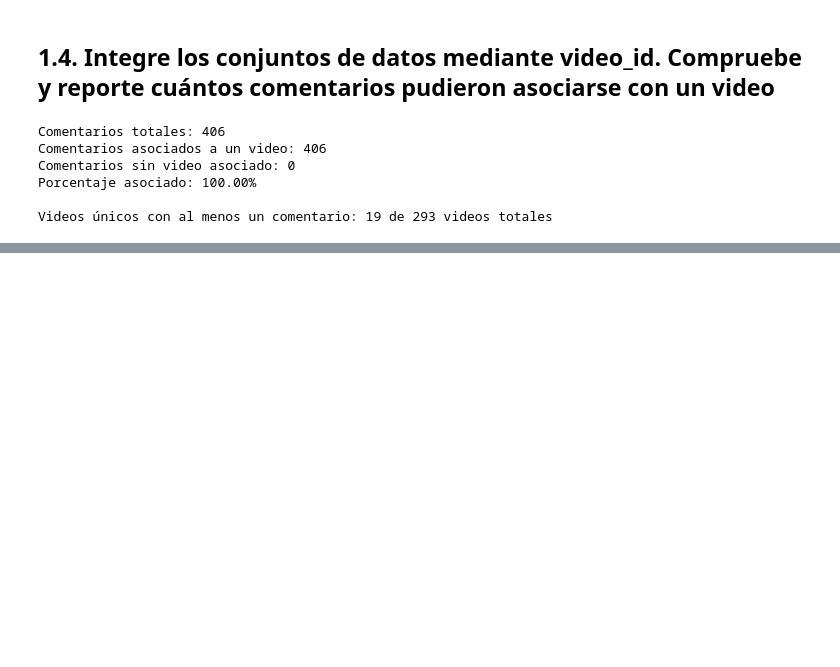
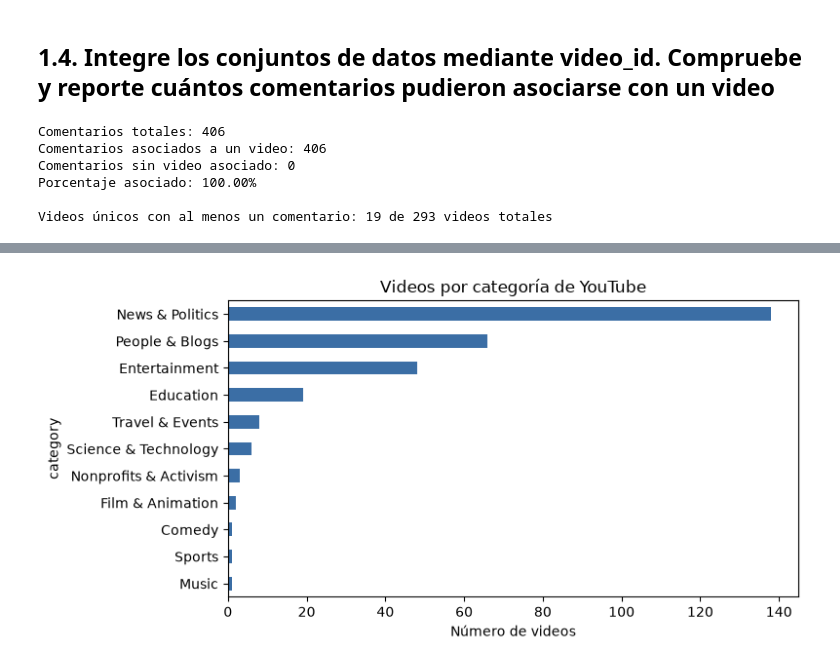
Before and after one commit to belennmm/DataS_Lab6_RedesSociales, a Jupyter notebook: Lab6_Analisis_Limpieza.ipynb, the cells around one changed output, grey strips where cells are left out. Saved outputs shown, nothing was run; the diff lists cells and outputs as text; code cells hidden in the pictures; blank space fills up the shorter version.

```diff
--- a/Lab6_Analisis_Limpieza.ipynb
+++ b/Lab6_Analisis_Limpieza.ipynb
@@ -86,0 +644,14 @@ Un canal (channel_id) publica uno o varios videos (video_id); esa es una relaci
+# %%
+import pandas as pd
+import ast
+
+videos = pd.read_csv('videos_clean.csv')
+comments = pd.read_csv('comments_clean.csv')
+
+# Reconvertir las columnas de listas (se guardan como texto en el CSV,
+# ej. "['a', 'b']", y hay que parsearlas de vuelta a lista de Python)
+for col in ['query_hits_lista', 'keywords_lista', 'dataset_sources_lista']:
+    videos[col] = videos[col].apply(ast.literal_eval)
+
+comments['dataset_sources_lista'] = comments['dataset_sources_lista'].apply(ast.literal_eval)
+comments['emojis_extraidos'] = comments['emojis_extraidos'].apply(ast.literal_eval)
@@ -86,0 +721,10 @@ Un canal (channel_id) publica uno o varios videos (video_id); esa es una relaci
+# %%
+from collections import Counter
+def extraer_hashtags(texto):
+    return re.findall(r'#(\w+)', str(texto))
+
+videos['hashtags'] = videos['description'].fillna('').apply(extraer_hashtags)
+comments['hashtags'] = comments['texto_original'].fillna('').apply(extraer_hashtags)
+
+hashtags_videos = [h.lower() for lst in videos['hashtags'] for h in lst]
+print(pd.Series(Counter(hashtags_videos)).sort_values(ascending=False).head(10))
@@ -86,0 +778,11 @@ Un canal (channel_id) publica uno o varios videos (video_id); esa es una relaci
+# %%
+fig, ax = plt.subplots(figsize=(8, 4))
+videos['category'].value_counts().plot(kind='barh', ax=ax, color='#3b6ea5')
+ax.invert_yaxis()
+ax.set_title('Videos por categoría de YouTube')
+ax.set_xlabel('Número de videos')
+plt.tight_layout()
+plt.savefig('graficos/1_categorias.png')
+plt.show()
+# %% [output]
+[figure, added]
```
Also changed, not shown: parts of 82 cells of this notebook, 16 other files.
